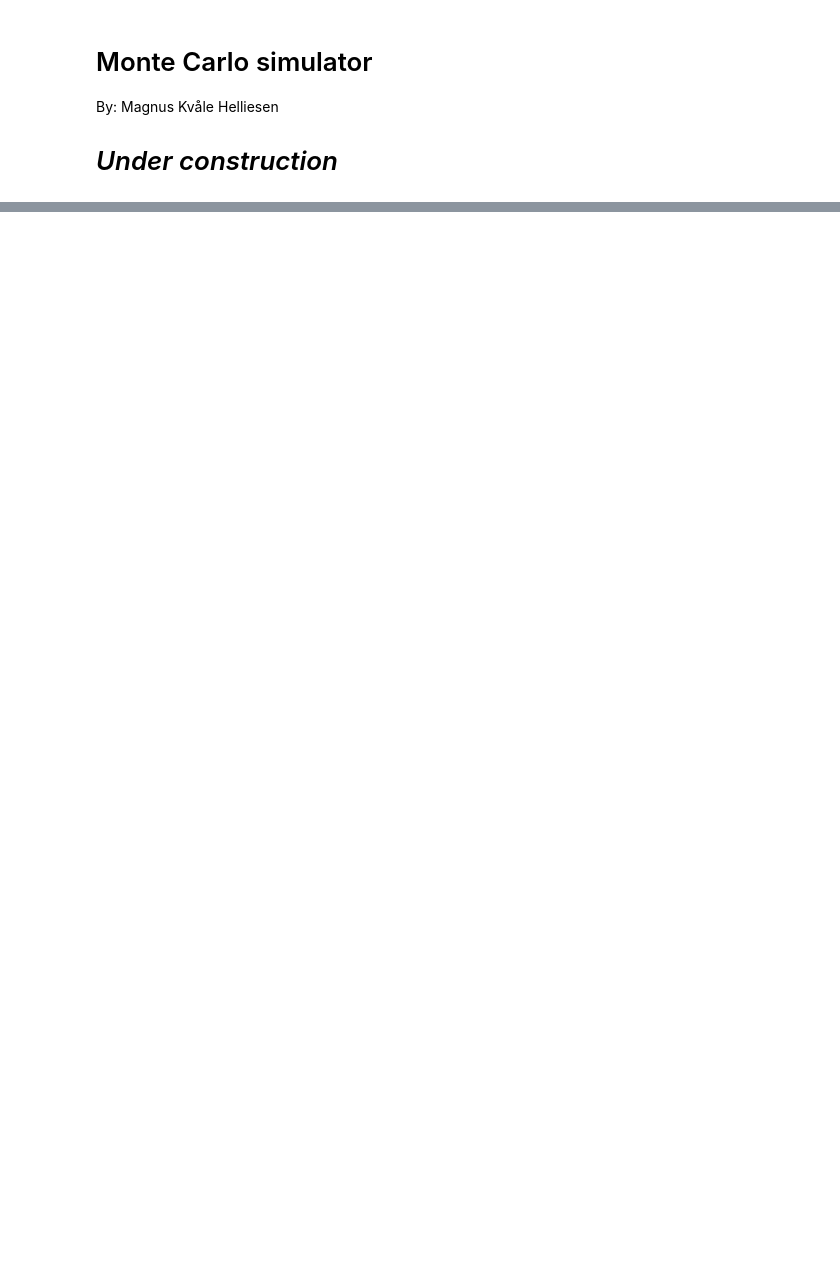
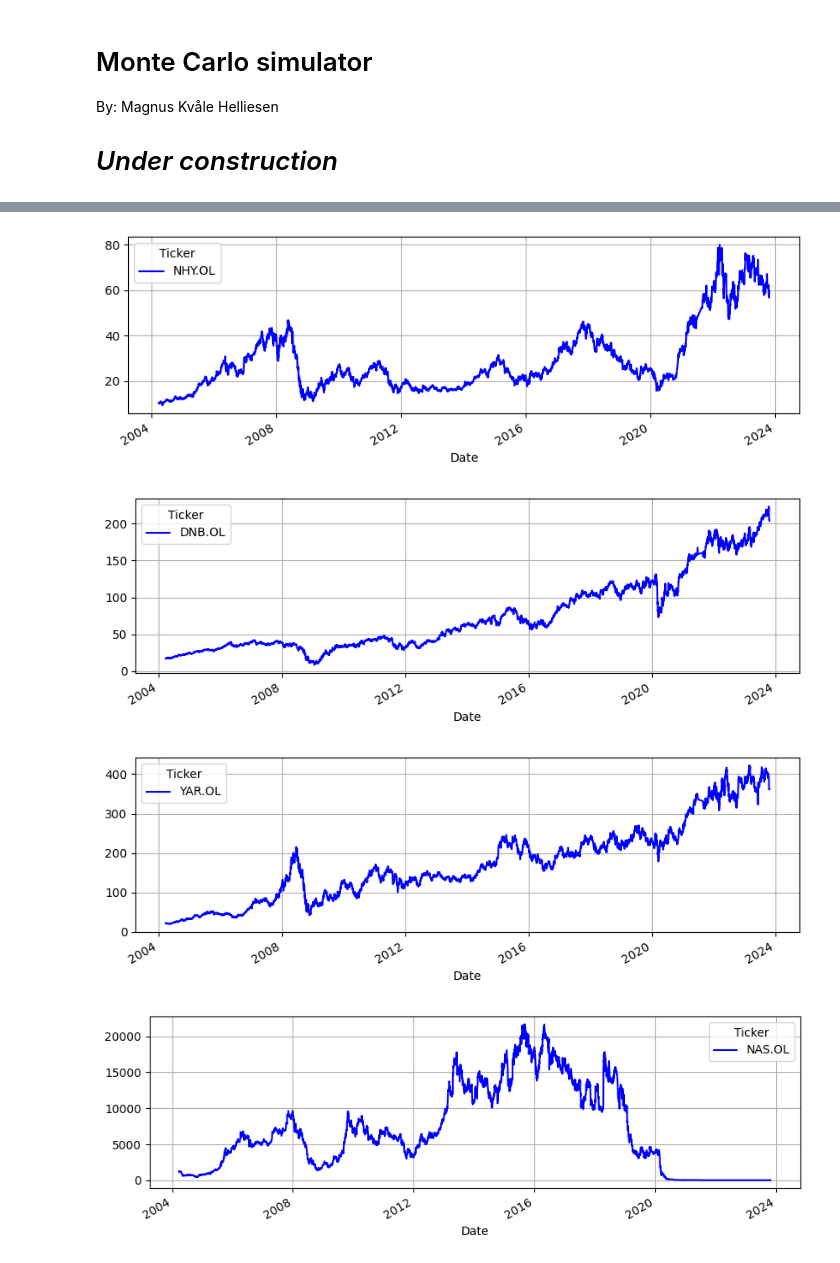
Before and after one commit to magnushelliesen/monte-carlo-simulator, a Jupyter notebook: monte-carlo-simulator.ipynb, the cells around one changed output, grey strips where cells are left out. Saved outputs shown, nothing was run; the diff lists cells and outputs as text; code cells hidden in the pictures; blank space fills up the shorter version.

Commit message:
New functions and plots

```diff
--- a/monte-carlo-simulator.ipynb
+++ b/monte-carlo-simulator.ipynb
@@ -24,19 +25,21 @@ class MonteCarlo():
     def _find_eig(self):
         array = self.df.to_numpy()
 # %%
-# Fetching data
-data = {}
-for ticker in ['NHY.OL', 'DNB.OL']:
-    data[ticker] = yf.Ticker(ticker).history(period='max')
+# Function that fetches data
+def fetch_data(tickers: tuple):
+    data = {}
+    for ticker in tickers:
+        data[ticker] = yf.Ticker(ticker).history(period='max')
 
-# Transforming data
-df = (
-    pd.concat(data)[['Close']]
-    .reset_index()
-    .rename(columns={'level_0': 'Ticker'})
-    .pivot(index='Date', columns='Ticker', values='Close')
-)
+    # Returning transformed data
+    return (
+        pd.concat(data)[['Close']]
+        .reset_index()
+        .rename(columns={'level_0': 'Ticker'})
+        .pivot(index='Date', columns='Ticker', values='Close')
+    )
 
-df[['DNB.OL']].plot(color='g', figsize=(10, 5), grid=True)
-df[['NHY.OL']].plot(color='g', figsize=(10, 5), grid=True)
+tickers = ('NHY.OL', 'DNB.OL', 'YAR.OL', 'NAS.OL')
+df = fetch_data(tickers).dropna()
+df
 # %% [output]
@@ -46 +60,9 @@ df[['NHY.OL']].plot(color='g', figsize=(10, 5), grid=True)
+# %%
+for ticker in tickers:
+    df[[ticker]].plot(color='b', figsize=(10, 3), grid=True)
+# %% [output]
+[figure, added]
+[figure, added]
+[figure, added]
+[figure, added]
 # %%
```
Also changed, not shown: parts of 10 cells of this notebook.
